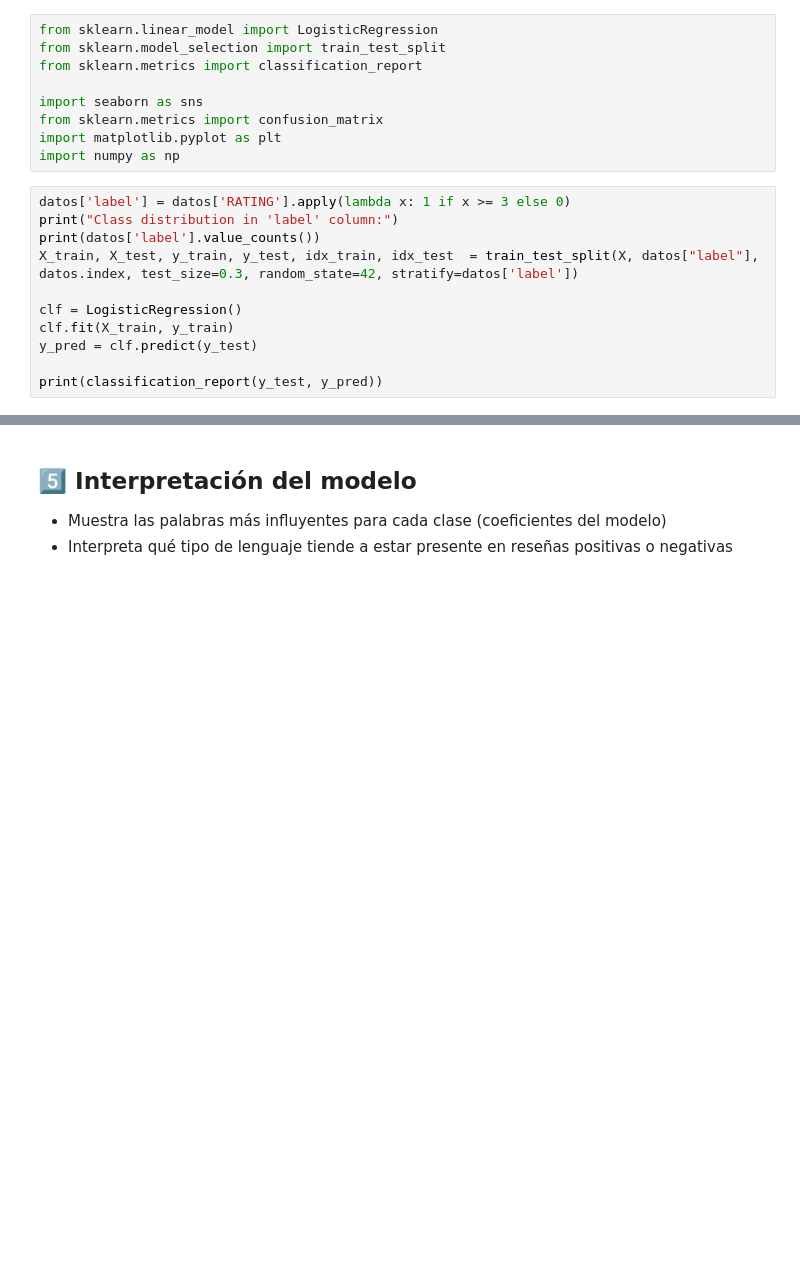
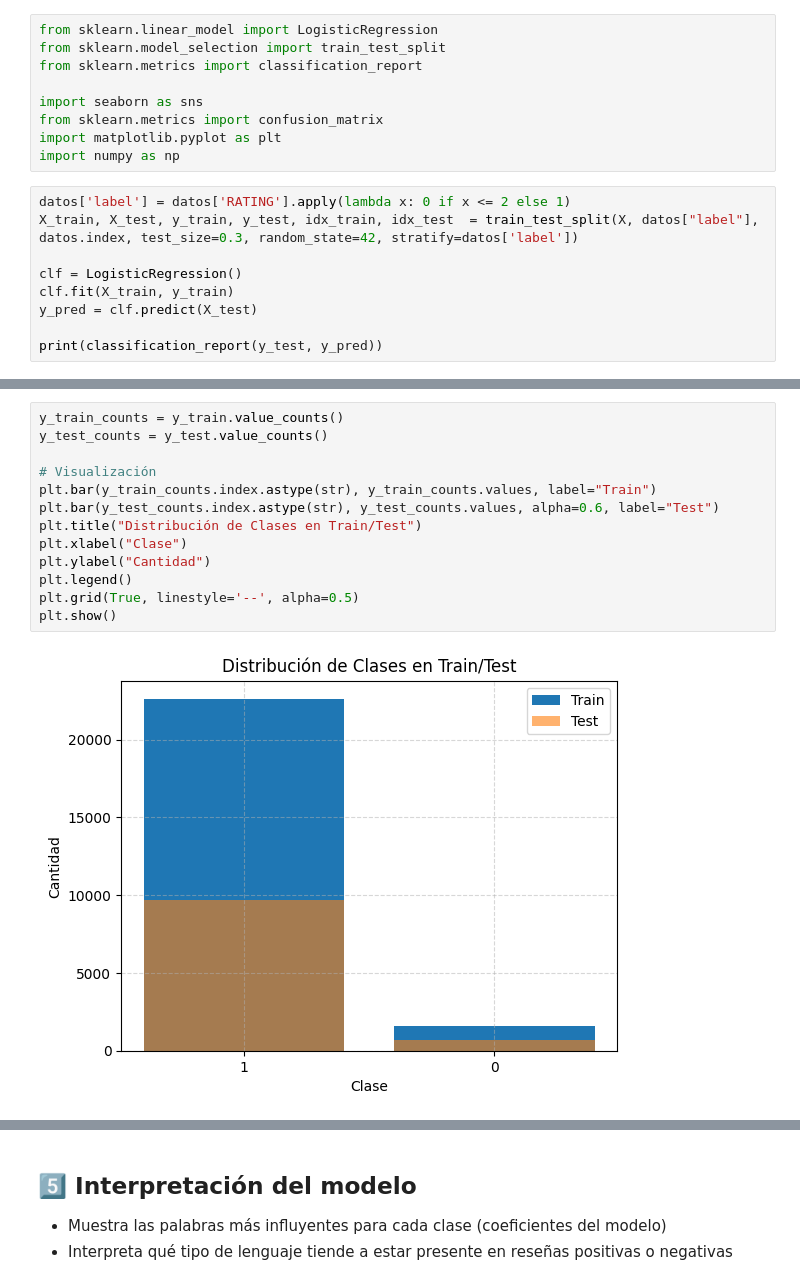
Before and after one commit to jsanchezv4/procesamiento, a Jupyter notebook: S6_taller_aplicado_(1).ipynb, the cells around one changed output, grey strips where cells are left out. Drawn from its saved outputs; the diff is of its cells as text; blank space fills up the shorter version.

```diff
--- a/S6_taller_aplicado_(1).ipynb
+++ b/S6_taller_aplicado_(1).ipynb
@@ -473,14 +480,12 @@ from sklearn.metrics import confusion_matrix
 import matplotlib.pyplot as plt
 import numpy as np
 # %%
-datos['label'] = datos['RATING'].apply(lambda x: 1 if x >= 3 else 0)
-print("Class distribution in 'label' column:")
-print(datos['label'].value_counts())
+datos['label'] = datos['RATING'].apply(lambda x: 0 if x <= 2 else 1)
 X_train, X_test, y_train, y_test, idx_train, idx_test  = train_test_split(X, datos["label"],  datos.index, test_size=0.3, random_state=42, stratify=datos['label'])
 
 clf = LogisticRegression()
 clf.fit(X_train, y_train)
-y_pred = clf.predict(y_test)
+y_pred = clf.predict(X_test)
 
 print(classification_report(y_test, y_pred))
 # %% [output]
@@ -487,0 +510,15 @@ KeyError: 'RATING'
+# %%
+y_train_counts = y_train.value_counts()
+y_test_counts = y_test.value_counts()
+
+# Visualización
+plt.bar(y_train_counts.index.astype(str), y_train_counts.values, label="Train")
+plt.bar(y_test_counts.index.astype(str), y_test_counts.values, alpha=0.6, label="Test")
+plt.title("Distribución de Clases en Train/Test")
+plt.xlabel("Clase")
+plt.ylabel("Cantidad")
+plt.legend()
+plt.grid(True, linestyle='--', alpha=0.5)
+plt.show()
+# %% [output]
+[figure, added]
```
Also changed, not shown: parts of 8 cells of this notebook.
